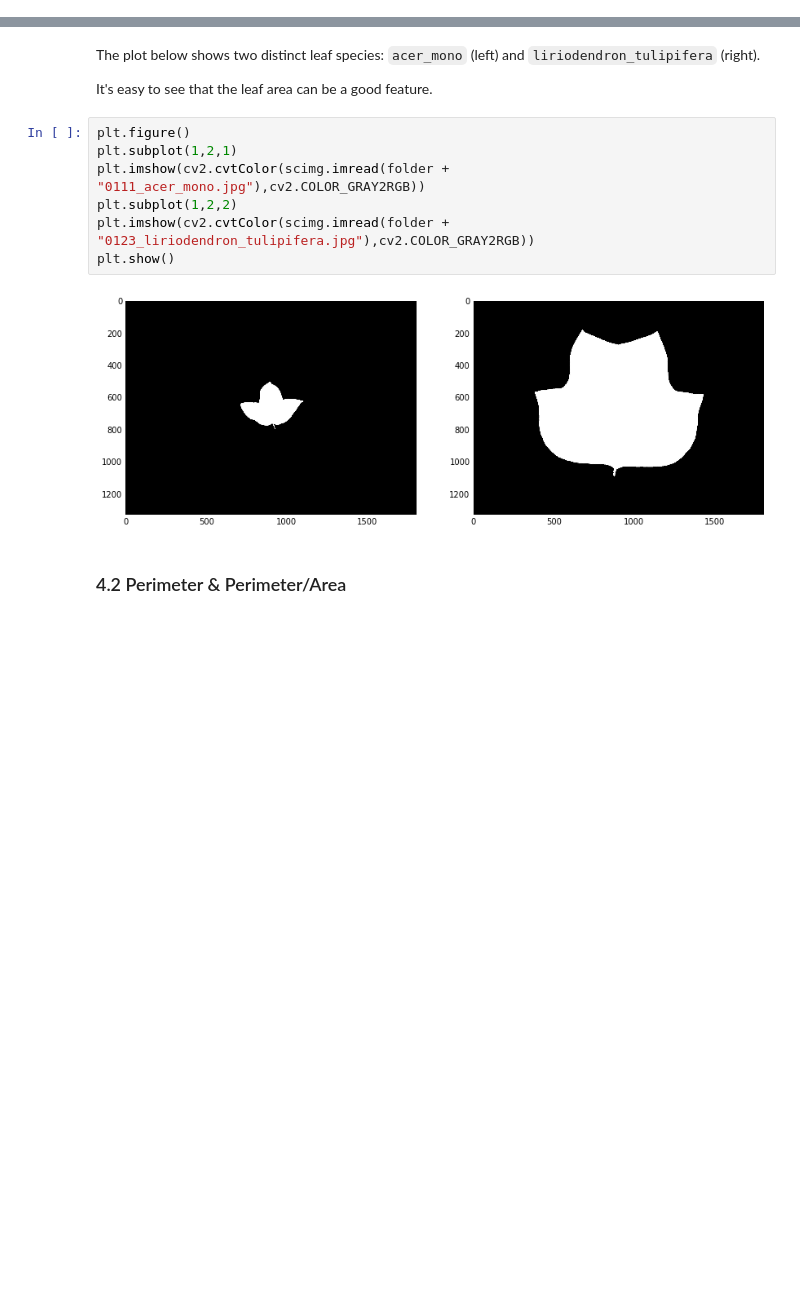
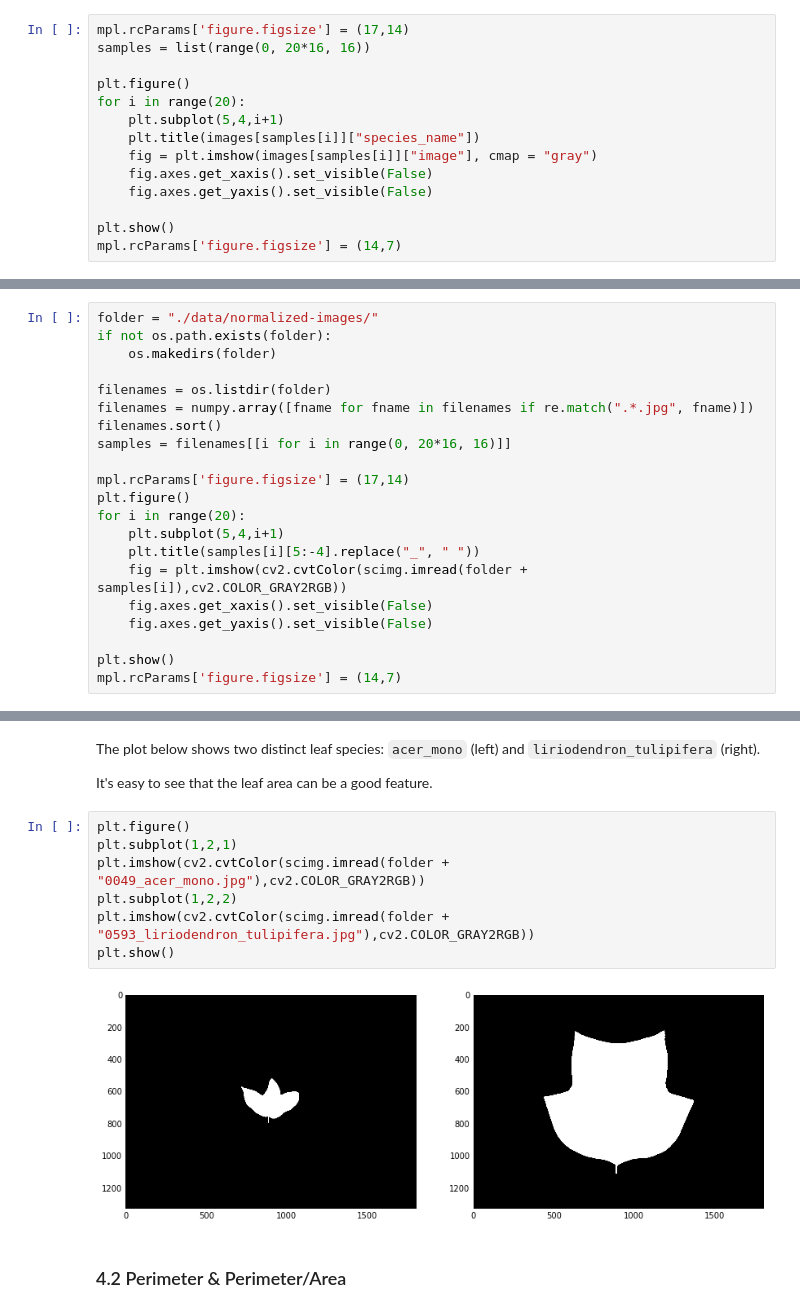
Before and after one commit to Larissa13/MAC5749, a Jupyter notebook: projects/group3/Group3.ipynb, the cells around one changed output, grey strips where cells are left out. Drawn from its saved outputs; the diff is of its cells as text; blank space fills up the shorter version.

```diff
--- a/projects/group3/Group3.ipynb
+++ b/projects/group3/Group3.ipynb
@@ -94,0 +95,14 @@ plt.imshow(images[0]["image"], cmap = "gray")
+# %%
+mpl.rcParams['figure.figsize'] = (17,14)
+samples = list(range(0, 20*16, 16))
+
+plt.figure()
+for i in range(20):
+    plt.subplot(5,4,i+1)
+    plt.title(images[samples[i]]["species_name"])
+    fig = plt.imshow(images[samples[i]]["image"], cmap = "gray")
+    fig.axes.get_xaxis().set_visible(False)
+    fig.axes.get_yaxis().set_visible(False)
+
+plt.show()
+mpl.rcParams['figure.figsize'] = (14,7)
@@ -139,0 +158,21 @@ del images
+# %%
+folder = "./data/normalized-images/"
+if not os.path.exists(folder):
+    os.makedirs(folder)
+
+filenames = os.listdir(folder)
+filenames = numpy.array([fname for fname in filenames if re.match(".*.jpg", fname)])
+filenames.sort()
+samples = filenames[[i for i in range(0, 20*16, 16)]]
+
+mpl.rcParams['figure.figsize'] = (17,14)
+plt.figure()
+for i in range(20):
+    plt.subplot(5,4,i+1)
+    plt.title(samples[i][5:-4].replace("_", " "))
+    fig = plt.imshow(cv2.cvtColor(scimg.imread(folder + samples[i]),cv2.COLOR_GRAY2RGB))
+    fig.axes.get_xaxis().set_visible(False)
+    fig.axes.get_yaxis().set_visible(False)
+
+plt.show()
+mpl.rcParams['figure.figsize'] = (14,7)
@@ -148,12 +189,12 @@ It's easy to see that the leaf area can be a good feature.
 # %%
 plt.figure()
 plt.subplot(1,2,1)
-plt.imshow(cv2.cvtColor(scimg.imread(folder + "0111_acer_mono.jpg"),cv2.COLOR_GRAY2RGB))
+plt.imshow(cv2.cvtColor(scimg.imread(folder + "0049_acer_mono.jpg"),cv2.COLOR_GRAY2RGB))
 plt.subplot(1,2,2)
-plt.imshow(cv2.cvtColor(scimg.imread(folder + "0123_liriodendron_tulipifera.jpg"),cv2.COLOR_GRAY2RGB))
+plt.imshow(cv2.cvtColor(scimg.imread(folder + "0593_liriodendron_tulipifera.jpg"),cv2.COLOR_GRAY2RGB))
 plt.show()
 # %% [output]
-[figure, old version]
+[figure, new version]
 # %% [markdown]
 ### 4.2 Perimeter & Perimeter/Area
 # %% [markdown]
```
Also changed, not shown: parts of 20 cells of this notebook.
